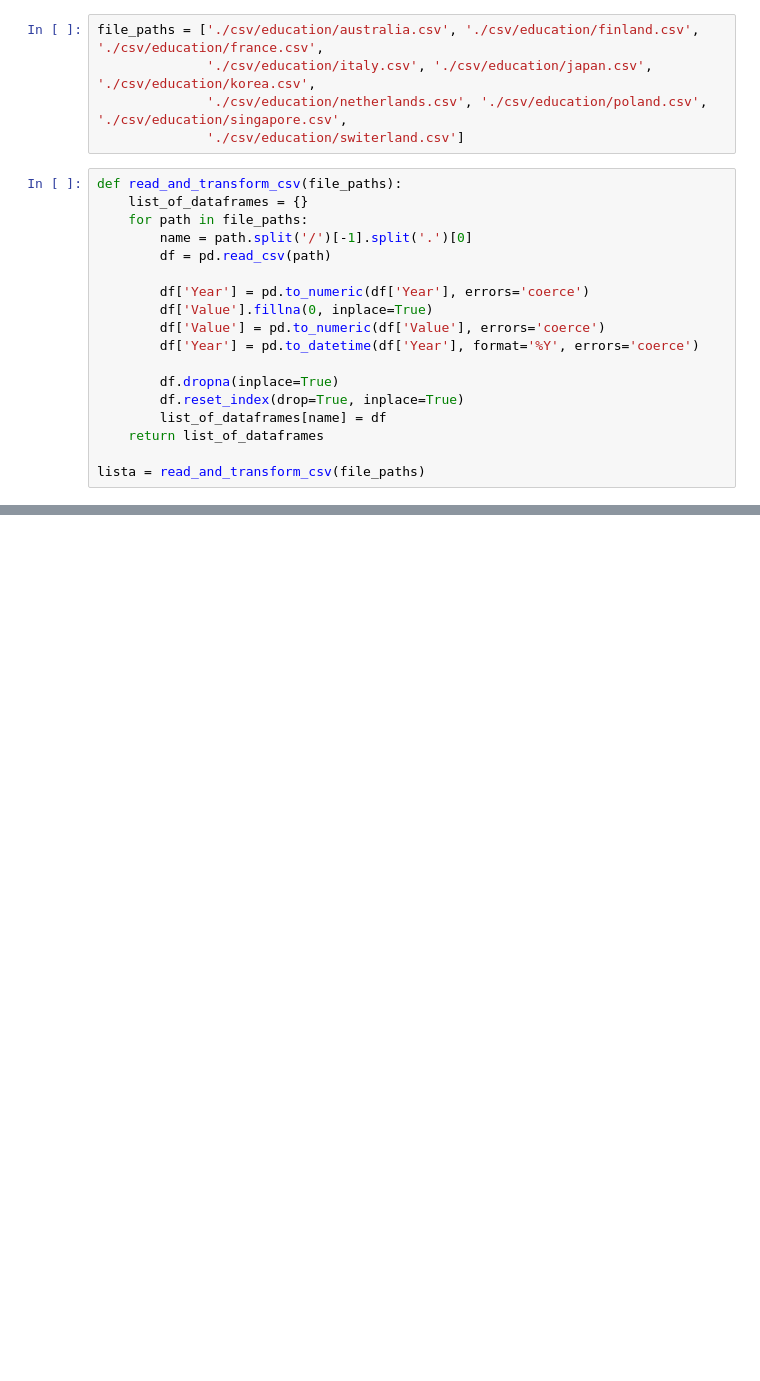
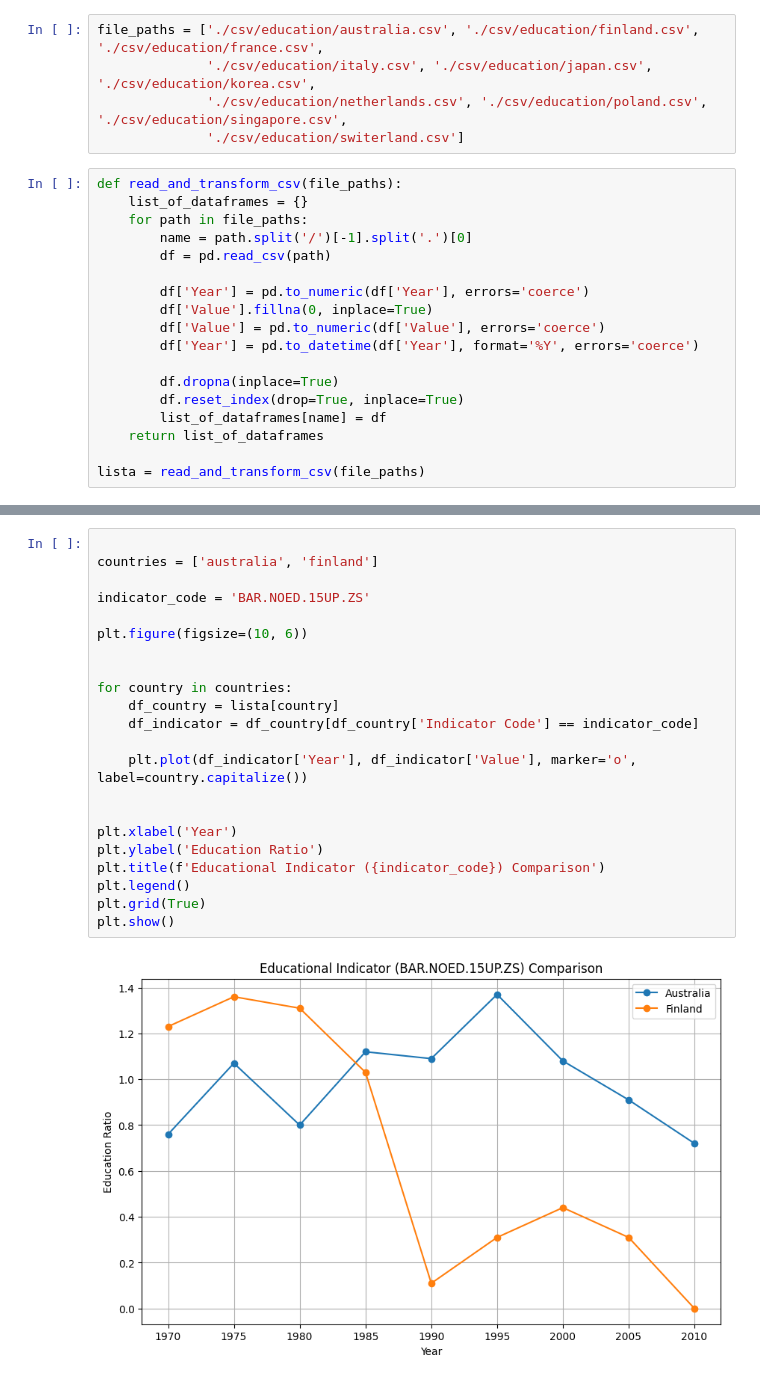
Before and after one commit to DuQer/HealthEducationVisualization, a Jupyter notebook: main.ipynb, the cells around one changed output, grey strips where cells are left out. Saved outputs shown, nothing was run; the diff lists cells and outputs as text; blank space fills up the shorter version.

Commit message:
Added code to visualize and compare educational indicators (code: BAR.NOED.15UP.ZS) across selected countries over time.

```diff
--- a/main.ipynb
+++ b/main.ipynb
@@ -47,0 +27,24 @@ Name: Year, Length: 13639, dtype: int32
+# %%
+
+countries = ['australia', 'finland']
+
+indicator_code = 'BAR.NOED.15UP.ZS'
+
+plt.figure(figsize=(10, 6))
+
+
+for country in countries:
+    df_country = lista[country]
+    df_indicator = df_country[df_country['Indicator Code'] == indicator_code]
+
+    plt.plot(df_indicator['Year'], df_indicator['Value'], marker='o', label=country.capitalize())
+
+
+plt.xlabel('Year')
+plt.ylabel('Education Ratio')
+plt.title(f'Educational Indicator ({indicator_code}) Comparison')
+plt.legend()
+plt.grid(True)
+plt.show()
+# %% [output]
+[figure, added]
```
Also changed, not shown: parts of 4 cells of this notebook, 3 other files.
